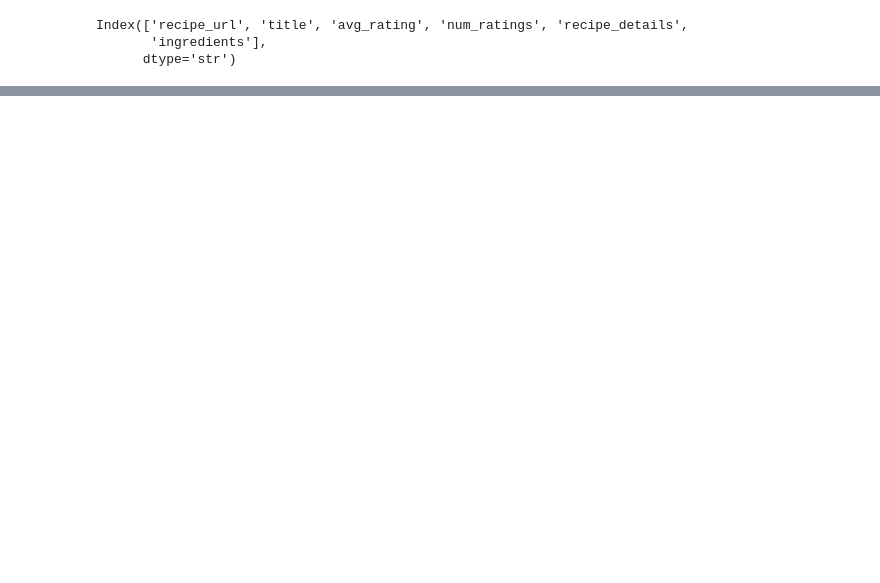
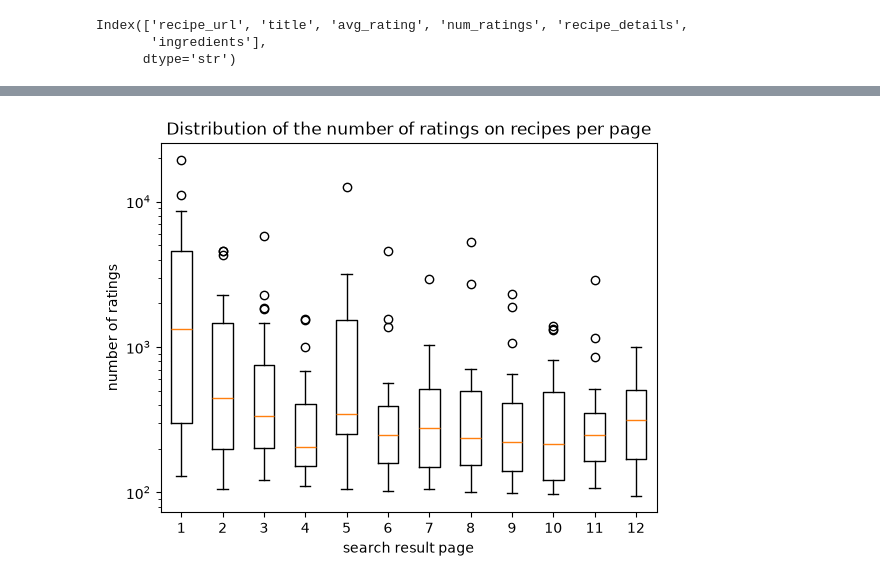
Before and after one commit to JayWearsSocks/your-average-cookie, a Jupyter notebook: cookie.ipynb, the cells around one changed output, grey strips where cells are left out. Drawn from its saved outputs; the diff is of its cells as text; code cells hidden in the pictures; blank space fills up the shorter version.

```diff
--- a/cookie.ipynb
+++ b/cookie.ipynb
@@ -64,0 +79,10 @@ recipe_dataframe[recipe_dataframe["title"]=="Italian Cookies"]
+# %%
+MORE_DATADIR = Path('cookie_recipes', 'more_webdata')
+
+more_recipe_dataframes = []
+for datafile in MORE_DATADIR.glob('allrecipes*.json'):
+    df = pd.read_json(datafile)
+    more_recipe_dataframes.append(df)
+
+more_recipes = pd.concat(more_recipe_dataframes)
+allrecipes = pd.concat([recipes, more_recipes])
@@ -64,0 +109,25 @@ recipe_dataframe[recipe_dataframe["title"]=="Italian Cookies"]
+# %%
+dataframes_perpage = []
+pages = range(1, 13)
+for page in pages:
+    filename = f'allrecipes_cookies_p{page}.json'
+    if page < 6:
+        filepath = DATADIR.joinpath(filename)
+    else:
+        filepath = MORE_DATADIR.joinpath(filename)
+    df = pd.read_json(filepath)
+    df["page"] = page
+    dataframes_perpage.append(df)
+
+recipes_perpage = pd.concat(dataframes_perpage)
+# %%
+num_ratings_per_page = [recipes_perpage[recipes_perpage["page"] == p]["num_ratings"] for p in pages]
+
+fig, ax = plt.subplots()
+ax.set_title("Distribution of the number of ratings on recipes per page")
+ax.set_xlabel('search result page')
+ax.set_ylabel('number of ratings')
+ax.set_yscale('log')
+boxplot = ax.boxplot(num_ratings_per_page, positions=pages)
+# %% [output]
+[figure, added]
```
Also changed, not shown: parts of 12 cells of this notebook, 1 other file.
